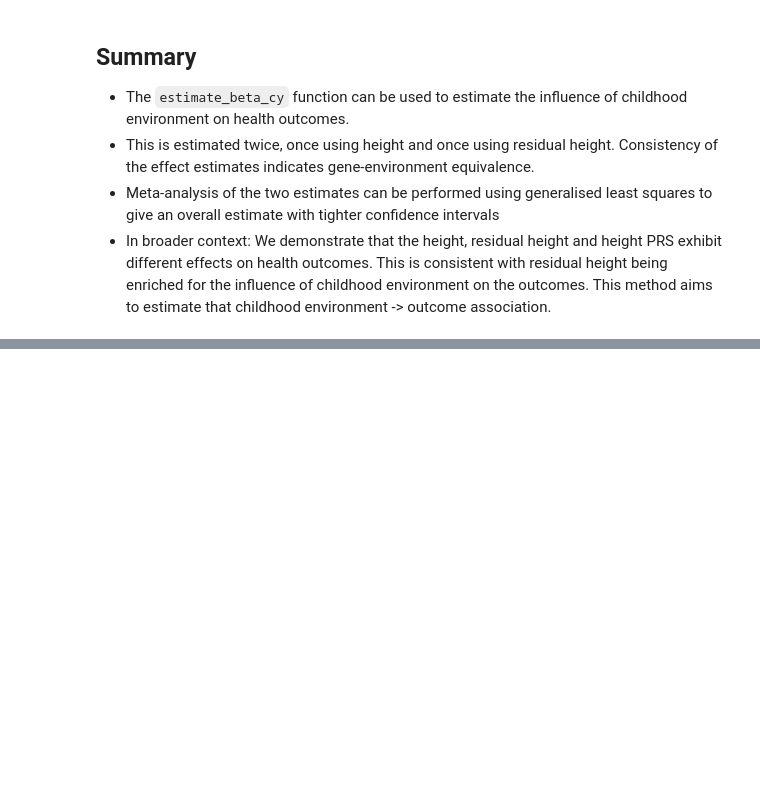
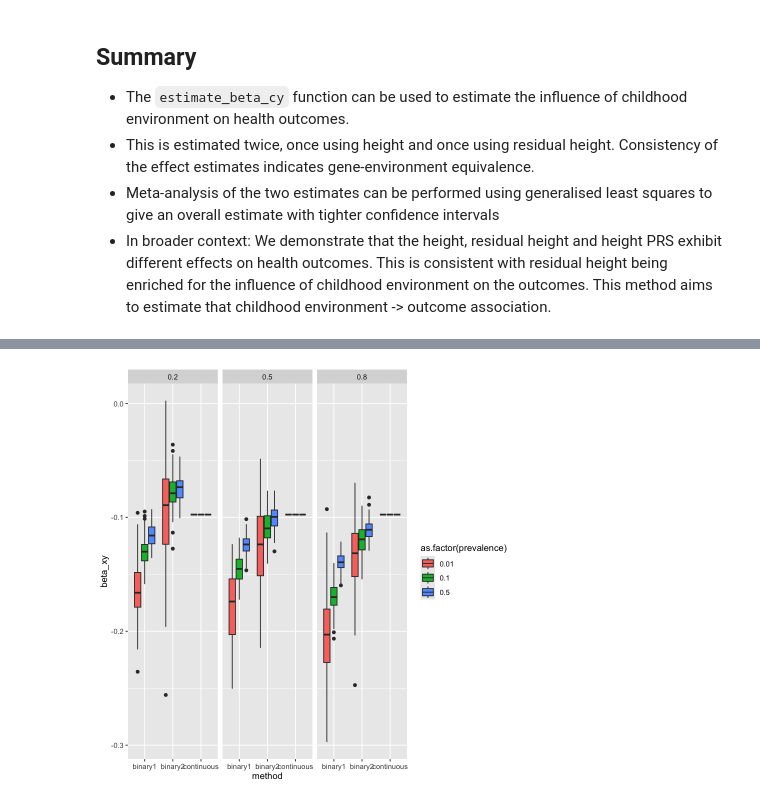
Before and after one commit to explodecomputer/lab-book, a Jupyter notebook: posts/2026-02-13-residual-height/analysis.ipynb, the cells around one changed output, grey strips where cells are left out. Saved outputs shown, nothing was run; the diff lists cells and outputs as text; code cells hidden in the pictures; blank space fills up the shorter version.

```diff
--- a/posts/2026-02-13-residual-height/analysis.ipynb
+++ b/posts/2026-02-13-residual-height/analysis.ipynb
@@ -562,0 +818,32 @@ res %>% ggplot(aes(x = b_cx, y = b_cy / beta_cy, color = factor(r2_prs))) +
+# %%
+dat <- sim(b_xy = -0.1, b_uy = -0.2, b_ux = 1, b_prs=1, h2=0.7, r2_env_height=0.15, r2_prs=0.4, n=100000)[[2]]
+
+param <- expand.grid(
+    varexp = c(0.2, 0.5, 0.8),
+    prevalence = c(0.01, 0.1, 0.5),
+    rep = 1:100
+)
+binary_res <- lapply(1:nrow(param), \(i) {
+    varexp <- param[i,]$varexp
+    prevalence <- param[i,]$prevalence
+    dat$cc2 <- generate_binary_outcome2(dat$y, varexp = varexp, prevalence = prevalence)
+    res_continuous <- continuous_2sls(dat$x, dat$y, dat$prs_explained)
+    res_binary <- binary_2sls(dat$x, dat$cc2, dat$prs_explained)
+    dat$cc <- generate_binary_outcome(dat$y, varexp = varexp, prevalence = prevalence)
+    res_binary1 <- binary_2sls(dat$x, dat$cc, dat$prs_explained)
+    tibble(
+
+        varexp = varexp,
+        prevalence = prevalence,
+        method = c("binary2", "continuous", "binary1"),
+        beta_xy = c(res_binary$beta_xy, res_continuous$beta_xy, res_binary1$beta_xy),
+        se_beta_xy = c(res_binary$se_beta_xy, res_continuous$se_beta_xy, res_binary1$se_beta_xy)
+    )
+}) %>% bind_rows()
+# %%
+ggplot(binary_res, aes(x=method, y = beta_xy)) +
+    geom_boxplot(aes(fill=as.factor(prevalence))) +
+    facet_grid(. ~ varexp) +
+    geom_abline(slope = 1, intercept = 0, linetype = "dashed")
+# %% [output]
+[figure, added]
```
Also changed, not shown: parts of 20 cells of this notebook.
